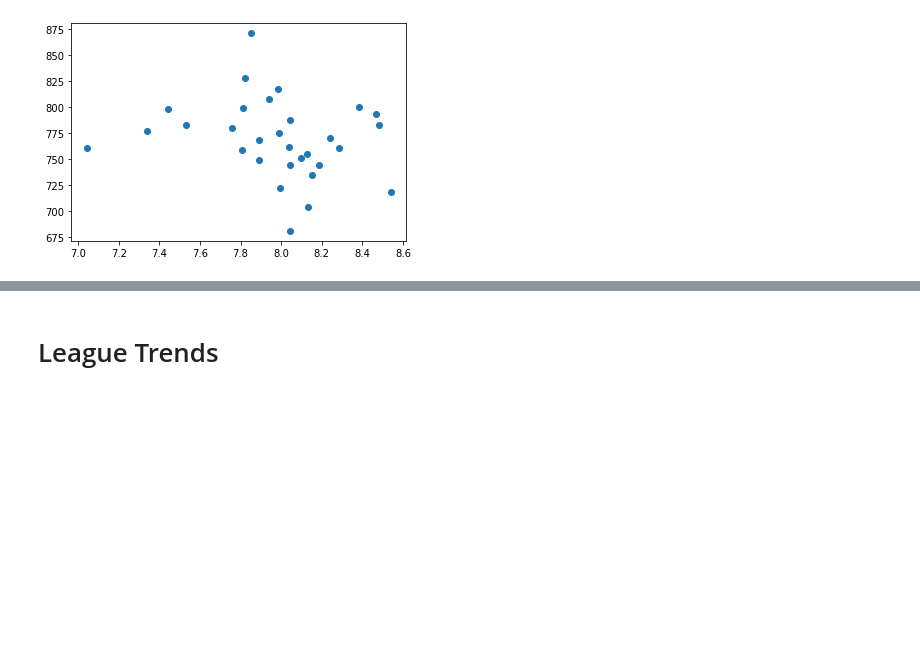
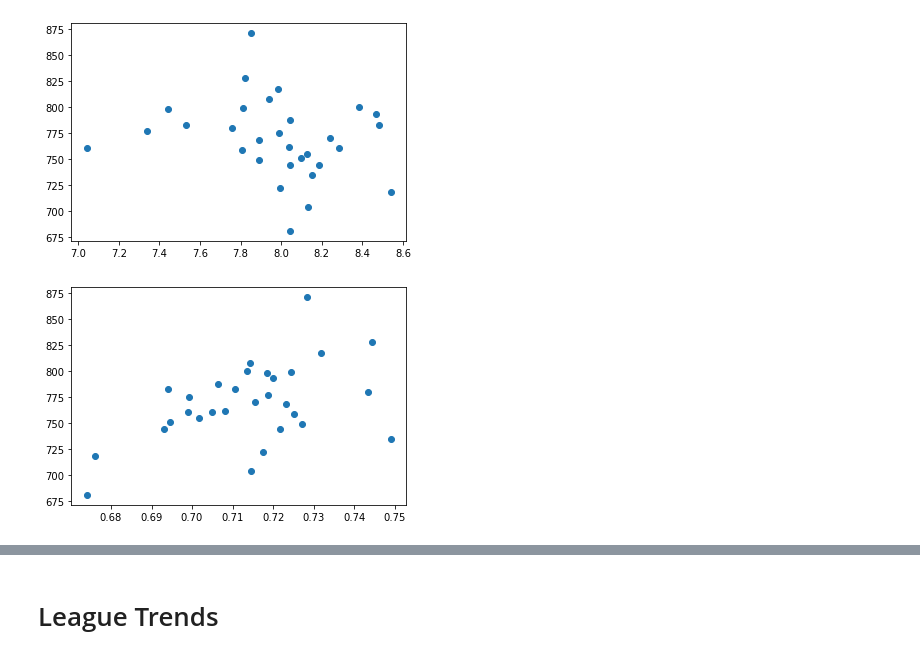
Before and after one commit to jacob-parks98/MLB_predictions, a Jupyter notebook: EDA.ipynb, the cells around one changed output, grey strips where cells are left out. Cells and saved outputs as stored; diff of their text form; code cells hidden in the pictures; blank space fills up the shorter version.

```diff
--- a/EDA.ipynb
+++ b/EDA.ipynb
@@ -200,10 +218,11 @@ Timedelta('0 days 00:00:00')
 # %%
 games_df['consec_away'] = np.nan
-for i in games_df[10:20]:
-    if (games_df['away_abbr'][i-1]==games_df['away_abbr'][i] ) & (games_df['date'][i] - games_df['date'][i-1] == timedelta(days = 1)):
+for i in games_df.index[10:20]:
+    if (games_df['away_abbr'][i-1]==games_df['away_abbr'][i] ) & ((games_df['date'][i] - games_df['date'][i-1]) == timedelta(days = 1)):
         games_df.at[i, 'consec_away'] = 1
+        print(games_df['date'][i] - games_df['date'][i-1])
     elif(games_df['away_abbr'][i-1]==games_df['away_abbr'][i]) & (games_df['date'][i]==games_df['date'][i-1]):
-        games_df.at[i,'consec_away'] = 1
+        games_df.at[i,'consec_away'] =  1
     else:
         games_df.at[i,'consec_away'] = 0
 # %% [output]
@@ -219,4 +257,4 @@ numeric_stats = ['AB', 'R', 'H', 'RBI',
 for stat in numeric_stats:
     batting[stat] = batting[stat].astype(float)
 # %%
-team_batting = pd.DataFrame(batting.groupby('team')['R', 'SO'].mean()).reset_index().rename(columns = {'team':'abbr'})
+team_batting = pd.DataFrame(batting.groupby('team')['R', 'SO', 'batting_avg', 'onbase_plus_slugging'].mean()).reset_index().rename(columns = {'team':'abbr'})
@@ -265,3 +292,7 @@ plt.scatter(x= wins_and_runs['R'], y = wins_and_runs['total_wins']);
 plt.scatter(x=wins_and_runs['SO'], y = wins_and_runs['total_wins']);
 # %% [output]
 [figure]
+# %%
+plt.scatter(x = wins_and_runs['onbase_plus_slugging'], y = wins_and_runs['total_wins']);
+# %% [output]
+[figure, added]
```
Also changed, not shown: parts of 26 cells of this notebook.
